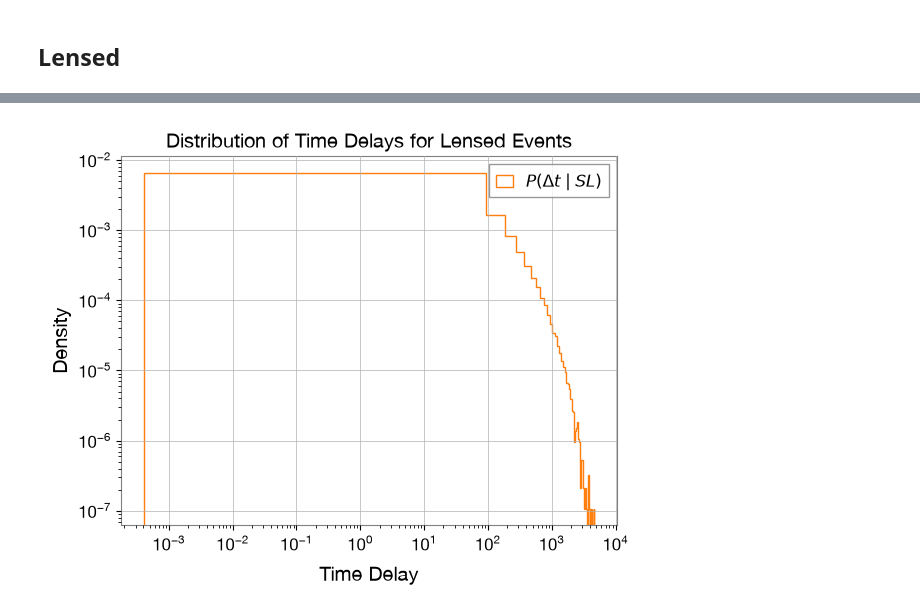
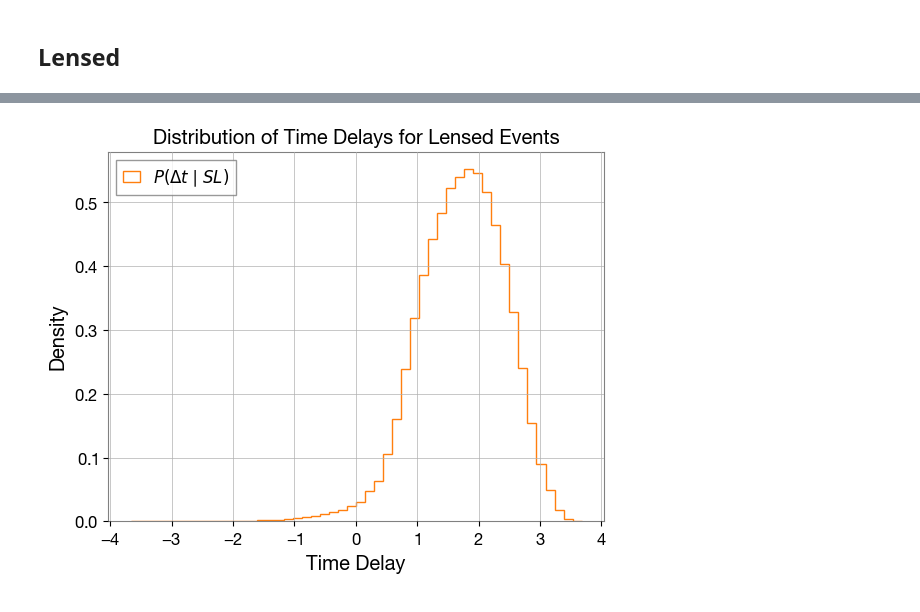
Before and after one commit to archivesoonn/SFR_informed_MRD, a Jupyter notebook: ler_test/test1.ipynb, the cells around one changed output, grey strips where cells are left out. Drawn from its saved outputs; the diff is of its cells as text; code cells hidden in the pictures.

```diff
--- a/ler_test/test1.ipynb
+++ b/ler_test/test1.ipynb
@@ -182,14 +179,15 @@ plt.show();
 # %%
+import numpy as np
+
 # plot time delay
 # covert secs to days
 dt = (lensed_pop['effective_geocent_time'][:,1]-lensed_pop['effective_geocent_time'][:,0])/(24*3600)
-plt.hist(dt, bins=50, density=True, histtype='step', color='C1', label=r'$P(\Delta t\mid SL)$');
-plt.xscale('log')
-plt.yscale('log')
+log10_dt = np.log10(dt)
+plt.hist(log10_dt, bins=50, density=True, histtype='step', color='C1', label=r'$P(\Delta t\mid SL)$');
 plt.xlabel('Time Delay');
 plt.ylabel('Density');
 plt.title('Distribution of Time Delays for Lensed Events');
 plt.legend();
 plt.show();
 # %% [output]
-[figure, old version]
+[figure, new version]
```
Also changed, not shown: parts of 11 cells of this notebook, 2 other files.
